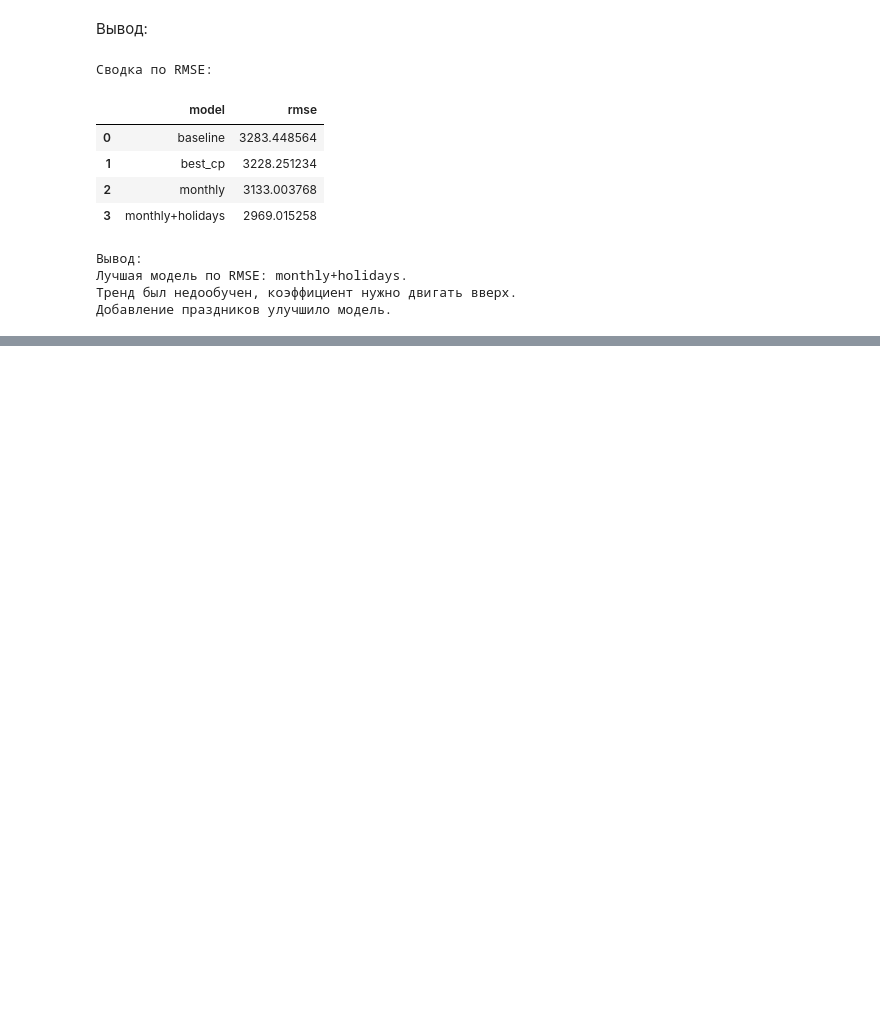
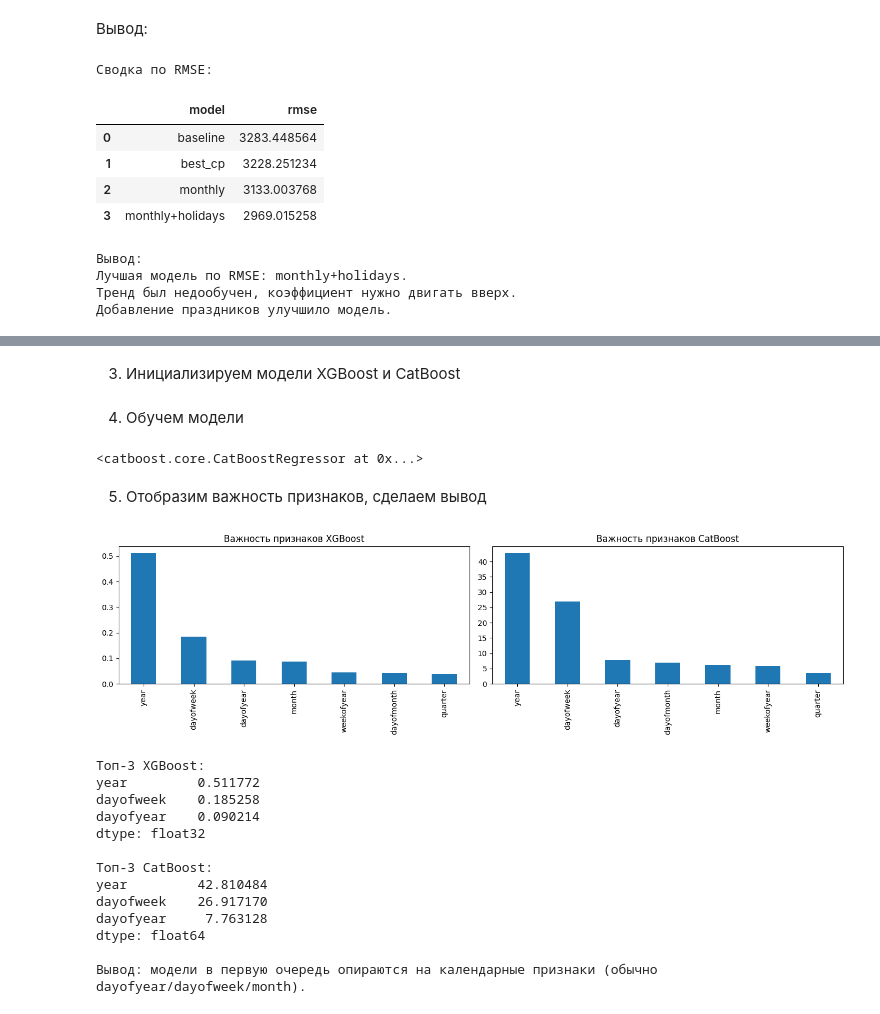
Before and after one commit to tgorbunov/sf_data_science, a Jupyter notebook: Skillfactory_ML/Additional Chapters on Python for Data Analysis/PDA2_Проект модуля HW-03_TGorbunov.ipynb, the cells around one changed output, grey strips where cells are left out. Drawn from its saved outputs; the diff is of its cells as text; code cells hidden in the pictures; blank space fills up the shorter version.

```diff
--- a/Skillfactory_ML/Additional Chapters on Python for Data Analysis/PDA2_Проект модуля HW-03_TGorbunov.ipynb
+++ b/Skillfactory_ML/Additional Chapters on Python for Data Analysis/PDA2_Проект модуля HW-03_TGorbunov.ipynb
@@ -869,0 +971,65 @@ else:
+# %% [markdown]
+3. Инициализируем модели XGBoost и CatBoost
+# %%
+# Инициализируем XGBoost и CatBoost
+
+xgb_base = XGBRegressor(
+    n_estimators=500,
+    learning_rate=0.05,
+    max_depth=6,
+    subsample=0.8,
+    colsample_bytree=0.8,
+    objective='reg:squarederror',
+    random_state=42
+)
+
+cat_base = CatBoostRegressor(
+    iterations=500,
+    learning_rate=0.05,
+    depth=6,
+    loss_function='RMSE',
+    random_state=42,
+    verbose=False
+)
+# %% [markdown]
+4. Обучем модели
+# %%
+# Обучим модели
+
+xgb_base.fit(X_train_base, y_train_base)
+cat_base.fit(X_train_base, y_train_base)
+# %% [output]
+<catboost.core.CatBoostRegressor at 0x...>
+# %% [markdown]
+5. Отобразим важность признаков, сделаем вывод
+# %%
+xgb_imp = pd.Series(xgb_base.feature_importances_, index=X_train_base.columns).sort_values(ascending=False)
+cat_imp = pd.Series(cat_base.get_feature_importance(), index=X_train_base.columns).sort_values(ascending=False)
+
+fig, axes = plt.subplots(1, 2, figsize=(14, 4))
+xgb_imp.plot(kind='bar', ax=axes[0], title='Важность признаков XGBoost')
+cat_imp.plot(kind='bar', ax=axes[1], title='Важность признаков CatBoost')
+plt.tight_layout()
+plt.show()
+
+print('Топ-3 XGBoost:')
+print(xgb_imp.head(3))
+print('\nТоп-3 CatBoost:')
+print(cat_imp.head(3))
+
+print('\nВывод: модели в первую очередь опираются на календарные признаки (обычно dayofyear/dayofweek/month).')
+# %% [output]
+[figure, added]
+Топ-3 XGBoost:
+year         0.511772
+dayofweek    0.185258
+dayofyear    0.090214
+dtype: float32
+
+Топ-3 CatBoost:
+year         42.810484
+dayofweek    26.917170
+dayofyear     7.763128
+dtype: float64
+
+Вывод: модели в первую очередь опираются на календарные признаки (обычно dayofyear/dayofweek/month).
```
Also changed, not shown: parts of 53 cells of this notebook, 8 other files.
